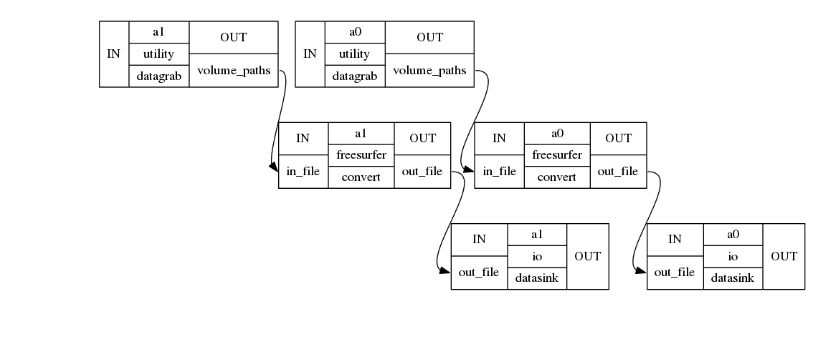
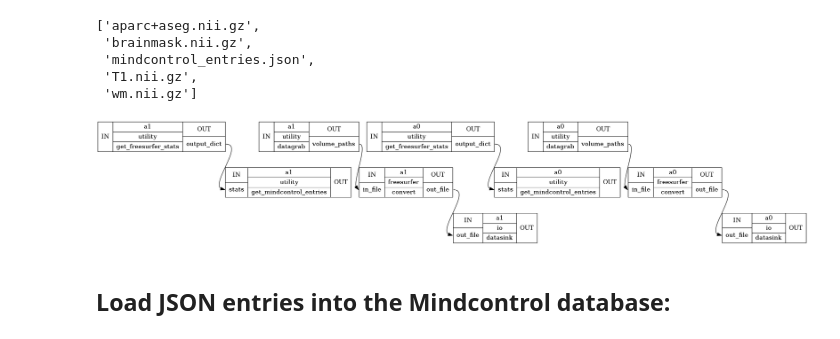
Before and after one commit to seldamat/mindcontrol_docs, a Jupyter notebook: MindPrepFS.ipynb, the cells around one changed output. Saved outputs shown, nothing was run; the diff lists cells and outputs as text; code cells hidden in the pictures.

Commit message:
wip: working on the Freesurfer mindcontrol tutorial

```diff
--- a/MindPrepFS.ipynb
+++ b/MindPrepFS.ipynb
@@ -20,0 +39,8 @@ ImportError: No module named 'nibabel'
+# %%
+# Set SUBJECTS_DIR, from Freesurfer
+subjects_dir = os.path.abspath("../data/ds000114/derivatives/freesurfer/")
+# Set the directory to save converted Freesurfer outputs (ideally, the mindcontrol base dir)
+mindcontrol_base_dir = os.path.abspath("./mindcontrol_base_dir")
+mindcontrol_outdir = os.path.abspath("./mindcontrol_base_dir/freesurfer")
+# Set the directory where the nipype workflow saves intermediary files
+workflow_working_dir = os.path.abspath("./scratch")
@@ -104,5 +253,15 @@ wf.run()
 <networkx.classes.digraph.DiGraph at 0x...>
+# %%
+os.listdir(os.path.join(mindcontrol_outdir,subjects[0]))
+# %% [output]
+['aparc+aseg.nii.gz',
+ 'brainmask.nii.gz',
+ 'mindcontrol_entries.json',
+ 'T1.nii.gz',
+ 'wm.nii.gz']
 # %%
-Image('/home/ltirrell/projects/mindcontrol/scratch/MindPrepFS/graph_detailed.dot.png')
+Image(os.path.join(workflow_working_dir, 'MindPrepFS/graph_detailed.dot.png'))
 # %% [output]
-[figure, old version]
+[figure, new version]
+# %% [markdown]
+## Load JSON entries into the Mindcontrol database:
```
Also changed, not shown: parts of 18 cells of this notebook, 4 other files.
